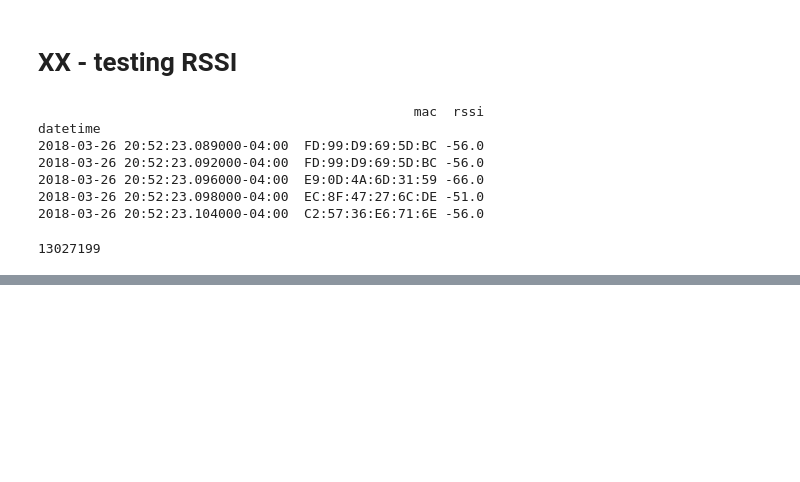
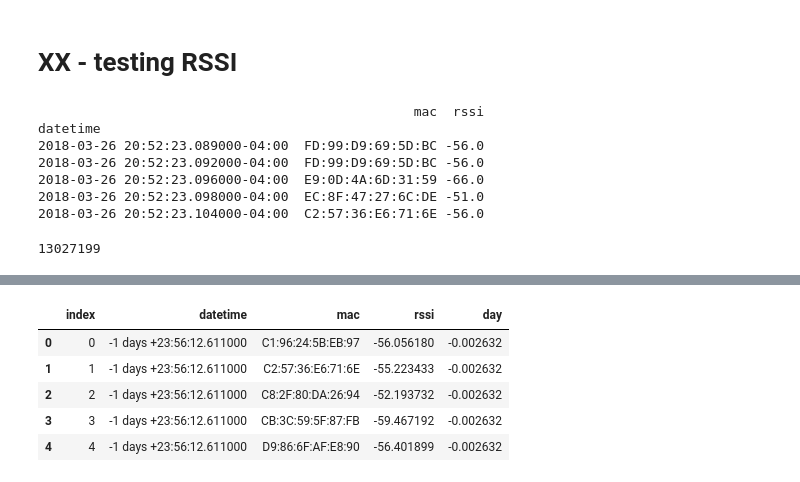
Before and after one commit to HumanDynamics/openbadge-analysis-test-badge, a Jupyter notebook: notebooks/20180326_rssi_voltage_test.ipynb, the cells around one changed output, grey strips where cells are left out. Saved outputs shown, nothing was run; the diff lists cells and outputs as text; code cells hidden in the pictures; blank space fills up the shorter version.

```diff
--- a/notebooks/20180326_rssi_voltage_test.ipynb
+++ b/notebooks/20180326_rssi_voltage_test.ipynb
@@ -490 +468,13 @@ rssi_scans_down.reset_index(inplace=True)
+# %%
+# Relative time
+rssi_scans_down_realtive_time = to_relative_datetime(rssi_scans_down).reset_index()
+rssi_scans_count_realtive_time = to_relative_datetime(rssi_scans_count).reset_index()
+rssi_scans_down_realtive_time.head(5)
+# %% [output]
+|  | index | datetime | mac | rssi | day |
+| 0 | 0 | -1 days +23:56:12.611000 | C1:96:24:5B:EB:97 | -56.056180 | -0.002632 |
+| 1 | 1 | -1 days +23:56:12.611000 | C2:57:36:E6:71:6E | -55.223433 | -0.002632 |
+| 2 | 2 | -1 days +23:56:12.611000 | C8:2F:80:DA:26:94 | -52.193732 | -0.002632 |
+| 3 | 3 | -1 days +23:56:12.611000 | CB:3C:59:5F:87:FB | -59.467192 | -0.002632 |
+| 4 | 4 | -1 days +23:56:12.611000 | D9:86:6F:AF:E8:90 | -56.401899 | -0.002632 |
 # %%
```
Also changed, not shown: parts of 7 cells of this notebook.
